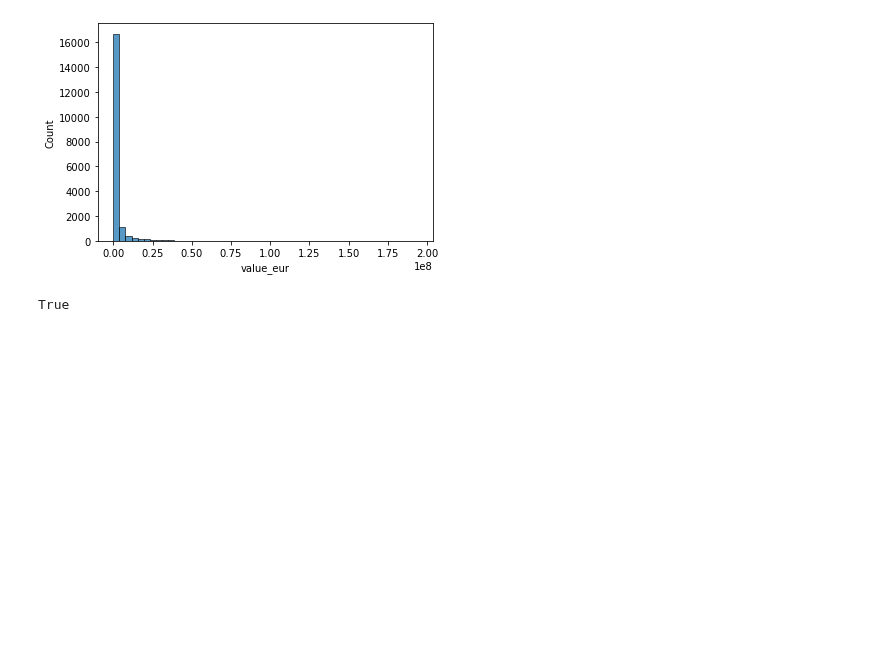
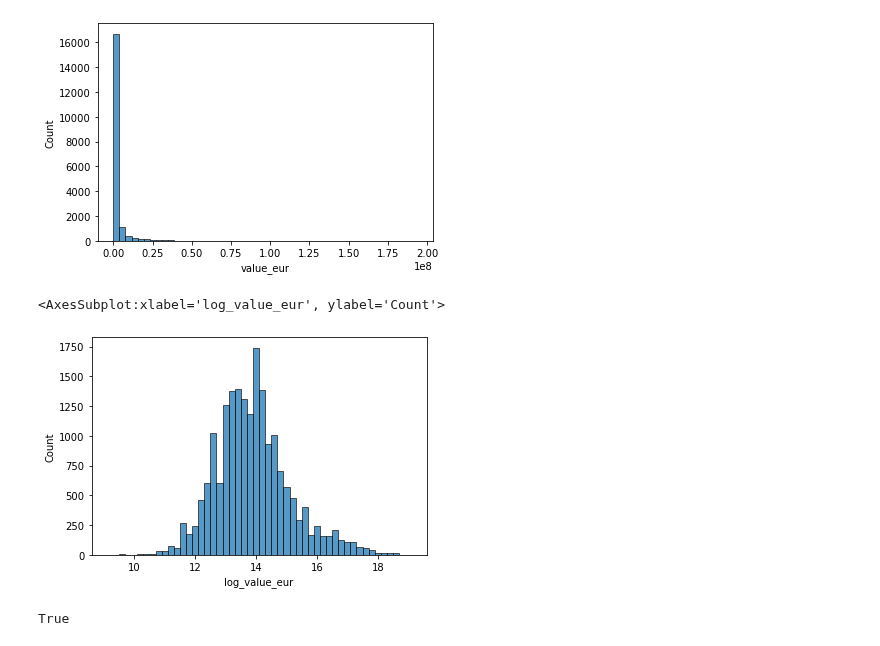
Before and after one commit to ironhack-bcn-data-pt/PR06-Machine-Learning-Group-Project, a Jupyter notebook: Project_06.ipynb, the cells around one changed output. Saved outputs shown, nothing was run; the diff lists cells and outputs as text; code cells hidden in the pictures; blank space fills up the shorter version.

```diff
--- a/Project_06.ipynb
+++ b/Project_06.ipynb
@@ -557,3 +559,8 @@ sns.histplot(data=male_df,x='value_eur',bins=50)
+# %%
+sns.histplot(data=male_df,x='log_value_eur',bins=50)
+# %% [output]
+<AxesSubplot:xlabel='log_value_eur', ylabel='Count'>
+[figure, added]
 # %%
 from scipy.stats import kstest
 
```
Also changed, not shown: parts of 44 cells of this notebook.
